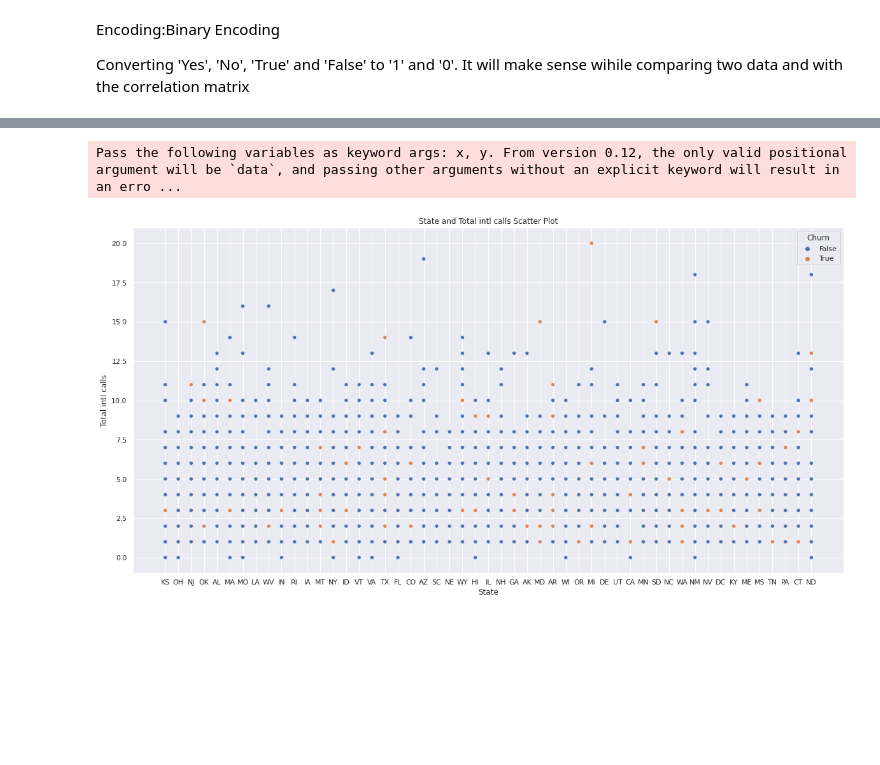
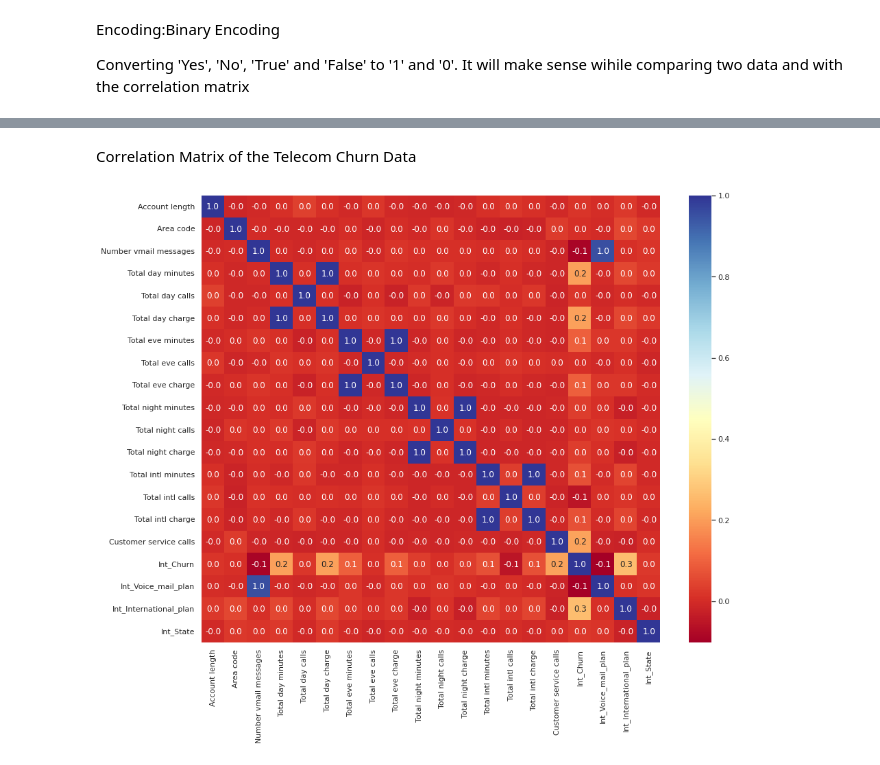
Before and after one commit to Anuj-1996/Telecom-Churn-Analysis, a Jupyter notebook: Anuj_Chavan_EDA_Project.ipynb, the cells around one changed output, grey strips where cells are left out. Drawn from its saved outputs; the diff is of its cells as text; code cells hidden in the pictures; blank space fills up the shorter version.

```diff
--- a/Anuj_Chavan_EDA_Project.ipynb
+++ b/Anuj_Chavan_EDA_Project.ipynb
@@ -346,21 +165,14 @@ sns.scatterplot(y="State", x = "Total day charge" , hue="Churn", data=df)
-# %%
-def df_scattr(x_coordinate,y_coordinate,dataframe,title_of_x_coordinate,title_of_y_coordinate,hue):
-
-
-    '''
-    This function takes x and y coordinate as an input to Seaborn scatter plot.
-    dataframe - pandas working DataFrame
-    title_of_x_coordinate - title of x coordinate
-    title_of_y_coordinate - title of y coordinate
-    hue - in the sns catterplot you can comapare the x and y with respect to boolean 1-0 or true or false.
-    '''
-    plt.figure(figsize=(20,10))
-    sns.scatterplot(x_coordinate,y_coordinate, data=dataframe,hue=hue).set(title=f'{title_of_x_coordinate} and {title_of_y_coordinate} Scatter Plot')
-    plt.show()
-
-
-
-df_scattr(df['State'], df['Total intl calls'], df, 'State', 'Total intl calls' , 'Churn')
-# %% [output]
-Pass the following variables as keyword args: x, y. From version 0.12, the only valid positional argument will be `data`, and passing other arguments without an explicit keyword will result in an erro ...
-[figure, removed]
+# %% [markdown]
+Correlation Matrix of the Telecom Churn Data
+# %%
+#plotting Telecom Churn Correlation Matrix
+#creating copy of the orignal dataframe befor dropping the 'Churn' feature
+df1 = df.copy()
+
+df1 = df1.drop('Churn', axis = 1)
+
+plt.figure(figsize = (15, 12))
+sns.heatmap(df1.corr(), cmap="RdYlBu", annot=True, fmt=".1f")
+plt.show()
+# %% [output]
+[figure, added]
```
Also changed, not shown: parts of 47 cells of this notebook.
